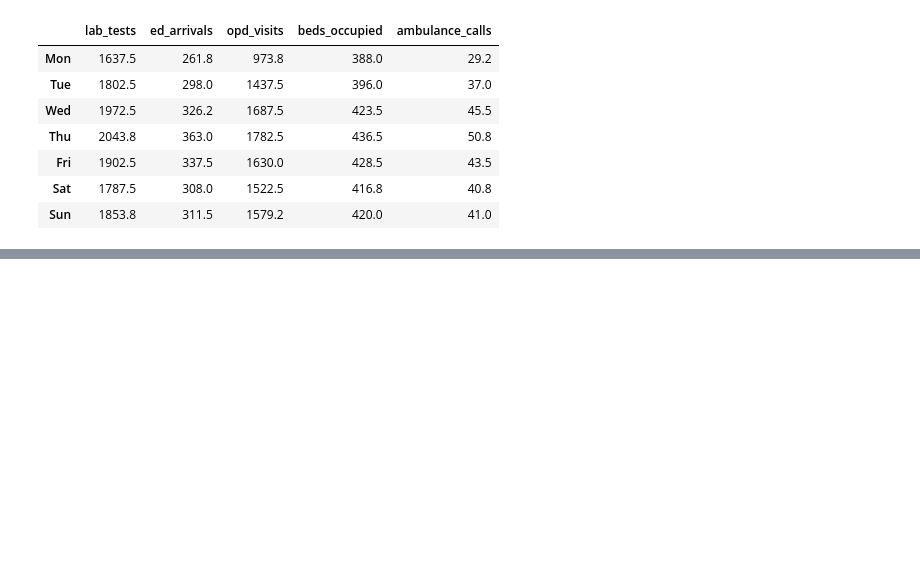
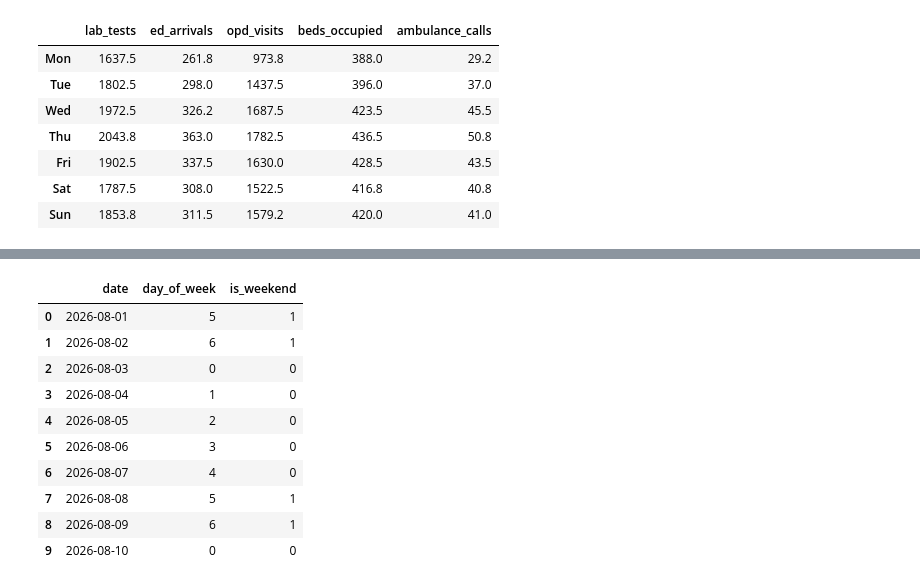
Before and after one commit to DenilTalaviya7074/Hospital-Operational-Forecasting, a Jupyter notebook: forcast_1.ipynb, the cells around one changed output, grey strips where cells are left out. Saved outputs shown, nothing was run; the diff lists cells and outputs as text; code cells hidden in the pictures; blank space fills up the shorter version.

```diff
--- a/forcast_1.ipynb
+++ b/forcast_1.ipynb
@@ -113,0 +116,3 @@ Mean by day-of-week:
+# %%
+f = df[["date", "facility_id", "beds_occupied"]].copy()
+f.head()
@@ -113,0 +126,3 @@ Mean by day-of-week:
+# %%
+f["day_of_week"] = f["date"].dt.dayofweek   # Monday=0 ... Sunday=6
+f[["date", "day_of_week"]].head(10)
@@ -113,0 +141,15 @@ Mean by day-of-week:
+# %%
+f["is_weekend"] = f["day_of_week"].isin([5, 6]).astype(int)
+f[["date", "day_of_week", "is_weekend"]].head(10)
+# %% [output]
+|  | date | day_of_week | is_weekend |
+| 0 | 2026-08-01 | 5 | 1 |
+| 1 | 2026-08-02 | 6 | 1 |
+| 2 | 2026-08-03 | 0 | 0 |
+| 3 | 2026-08-04 | 1 | 0 |
+| 4 | 2026-08-05 | 2 | 0 |
+| 5 | 2026-08-06 | 3 | 0 |
+| 6 | 2026-08-07 | 4 | 0 |
+| 7 | 2026-08-08 | 5 | 1 |
+| 8 | 2026-08-09 | 6 | 1 |
+| 9 | 2026-08-10 | 0 | 0 |
```
Also changed, not shown: parts of 8 cells of this notebook.
